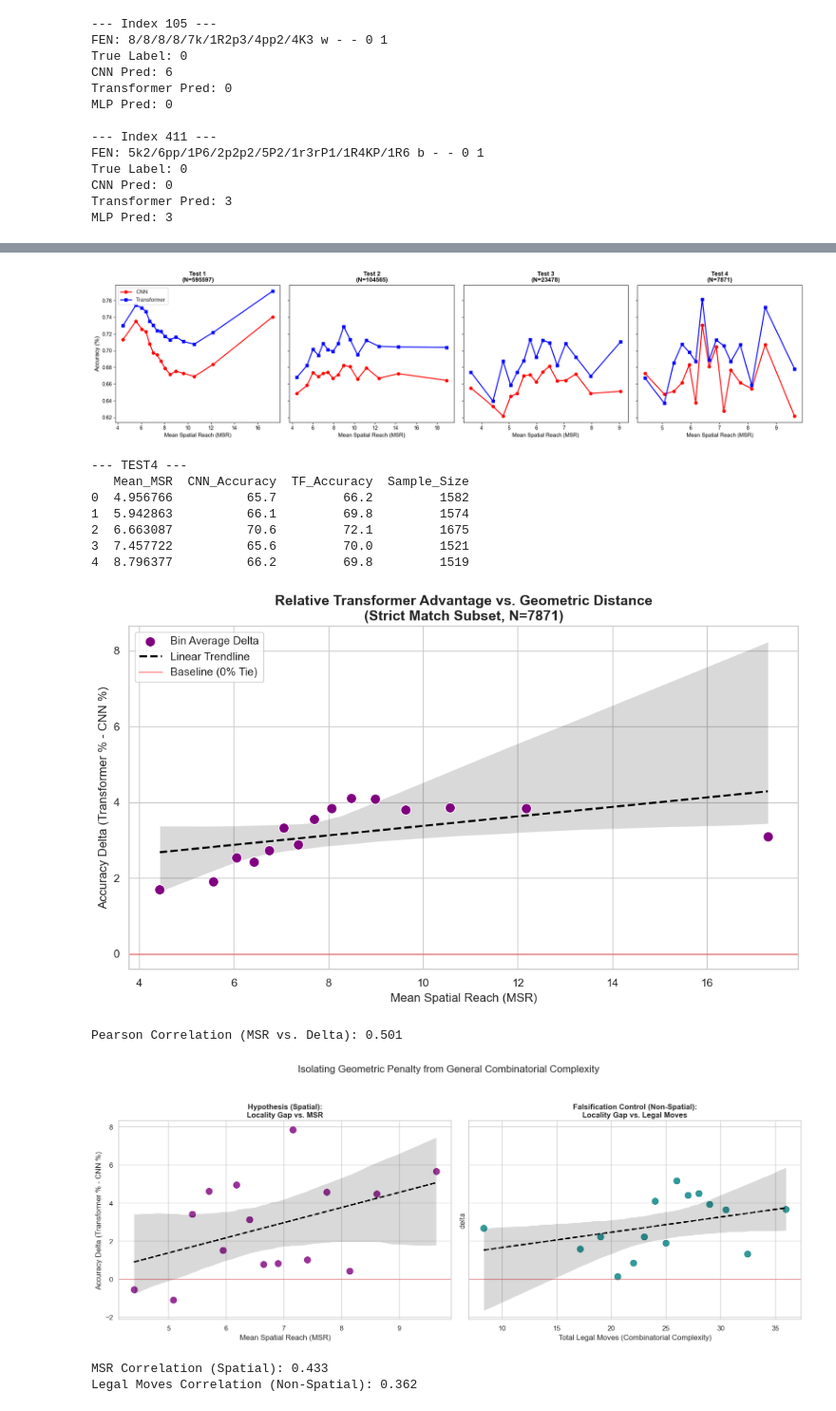
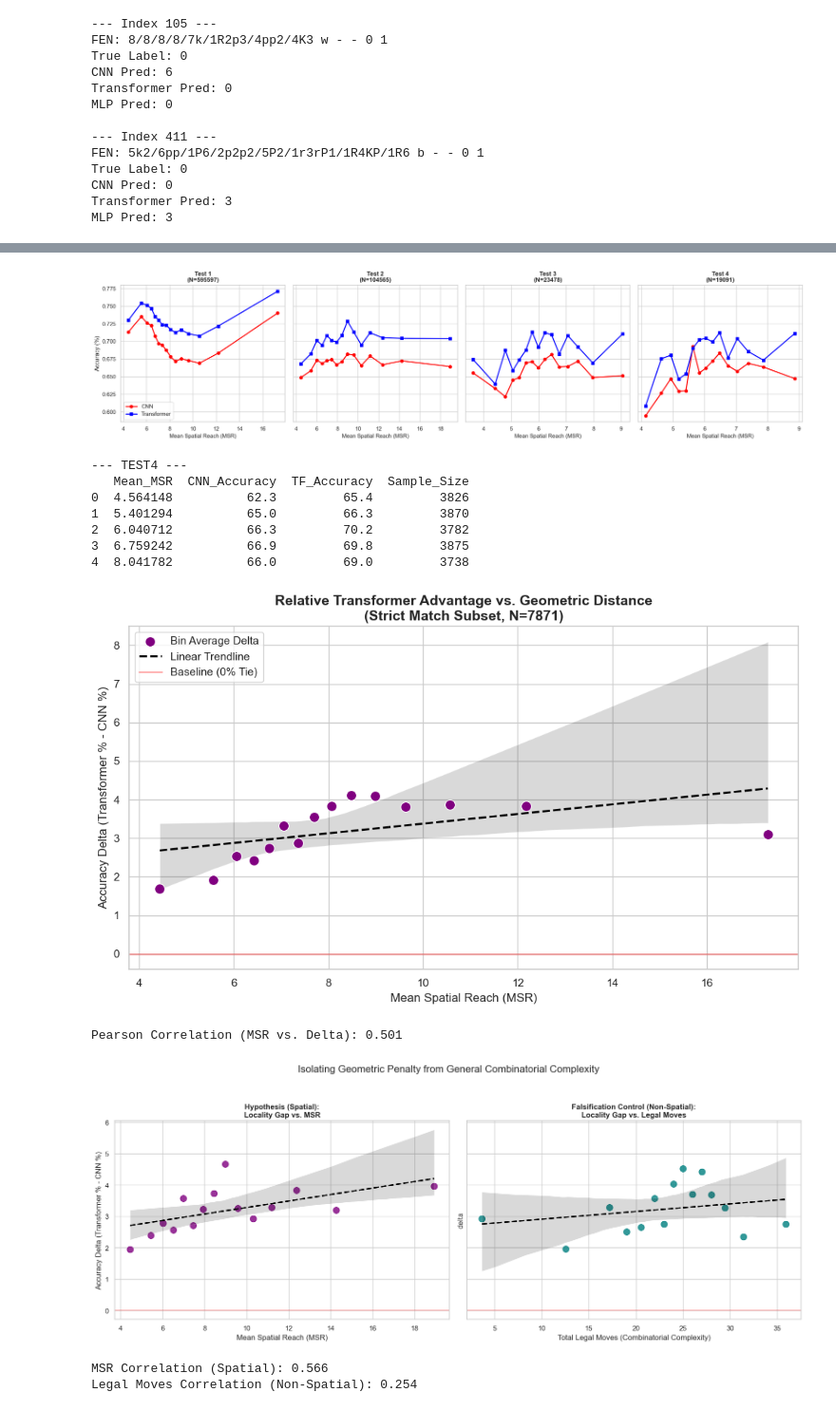
Before and after one commit to wang-yuancheng/chess, a Jupyter notebook: 06_unified_model_testing.ipynb, the cells around one changed output, grey strips where cells are left out. Shown at 95% size. Cells and saved outputs as stored; diff of their text form; code cells hidden in the pictures.

```diff
--- a/06_unified_model_testing.ipynb
+++ b/06_unified_model_testing.ipynb
@@ -1016,7 +1016,7 @@ def extract_spatial_features(fen) -> dict[str, float | int | str]:
         'msr': round(msr, 4)
     }
 # %%
-output_filename = "chess_spatial_benchmark_master.csv"
+output_filename = "chess_spatial_benchmark_master_knightslide.csv"
 
 if Path(output_filename).exists():
     print(f"'{output_filename}' already exists! Skipping inference...")
@@ -1055,11 +1055,17 @@ df_master['tf_correct'] = (df_master['TRANSFORMER_4H_pred'] == df_master['true_l
 # Create increasingly strict datasets
 df_test1 = df_master.copy()
 
-# Lock material roughly around midgame state
+# Normal Middlegame
 df_test2 = df_test1[(df_test1['material_count'] >= 20) & (df_test1['material_count'] <= 30)]
+df_test3 = df_test2[(df_test2['piece_count'] >= 16) & (df_test2['piece_count'] <= 22)]
 
-# Lock Piece Count to standard midgame density
-df_test3 = df_test2[(df_test2['piece_count'] >= 16) & (df_test2['piece_count'] <= 22)]
+# # Relaxed Middlegame
+# df_test2 = df_test1[(df_test1['material_count'] >= 15) & (df_test1['material_count'] <= 35)]
+# df_test3 = df_test2[(df_test2['piece_count'] >= 14) & (df_test2['piece_count'] <= 24)]
+
+# # Strict Middlegame
+# df_test2 = df_test1[(df_test1['material_count'] >= 22) & (df_test1['material_count'] <= 28)]
+# df_test3 = df_test2[(df_test2['piece_count'] >= 18) & (df_test2['piece_count'] <= 20)]
 
 # Lock Sliding Ratio
 df_test4 = df_test3[(df_test3['sliding_ratio'] >= 0.20) & (df_test3['sliding_ratio'] <= 0.35)]
@@ -1107,20 +1113,15 @@ summary = final_table.groupby('msr_bin', observed=False).agg(
 
 print(summary)
 # %% [output]
-[figure, old version]
+[figure, new version]
 --- TEST4 ---
    Mean_MSR  CNN_Accuracy  TF_Accuracy  Sample_Size
-0  4.956766          65.7         66.2         1582
-1  5.942863          66.1         69.8         1574
-2  6.663087          70.6         72.1         1675
-3  7.457722          65.6         70.0         1521
-4  8.796377          66.2         69.8         1519
+0  4.564148          62.3         65.4         3826
+1  5.401294          65.0         66.3         3870
+2  6.040712          66.3         70.2         3782
+3  6.759242          66.9         69.8         3875
+4  8.041782          66.0         69.0         3738
 # %%
-import pandas as pd
-import numpy as np
-import matplotlib.pyplot as plt
-import seaborn as sns
-
 df_plot = df_test1.copy()
 df_plot['msr_bin'] = pd.qcut(df_plot['msr'], q=15, duplicates='drop')
 
@@ -1153,16 +1154,10 @@ plt.show()
 correlation = results['mean_msr'].corr(results['delta'])
 print(f"Pearson Correlation (MSR vs. Delta): {correlation:.3f}")
 # %% [output]
-[figure, old version]
+[figure, new version]
 Pearson Correlation (MSR vs. Delta): 0.501
 # %%
-import chess
-import pandas as pd
-import numpy as np
-import matplotlib.pyplot as plt
-import seaborn as sns
-
-df_test4 = df_test4.copy()
+df_test4 = df_test2.copy()
 df_test4['legal_moves'] = df_test4['fen'].apply(lambda fen: chess.Board(fen).legal_moves.count())
 
 # Binning
@@ -1184,33 +1179,33 @@ results_moves = df_test4.groupby('moves_bin', observed=False).agg(
     tf_acc=('tf_correct', 'mean')
 ).reset_index(drop=True)
 results_moves['delta'] = (results_moves['tf_acc'] - results_moves['cnn_acc']) * 100
 
 fig, axes = plt.subplots(1, 2, figsize=(16, 6), sharey=True)
 sns.set_theme(style="whitegrid")
 
 sns.regplot(ax=axes[0], x='x_val', y='delta', data=results_msr, color='purple',
             scatter_kws={'s':100}, line_kws={'linestyle':'--', 'color':'black'})
 axes[0].axhline(0, color='red', linestyle='-', alpha=0.3)
 axes[0].set_title("Hypothesis (Spatial):\nLocality Gap vs. MSR", fontweight='bold')
 axes[0].set_xlabel("Mean Spatial Reach (MSR)")
 axes[0].set_ylabel("Accuracy Delta (Transformer % - CNN %)")
 
 sns.regplot(ax=axes[1], x='x_val', y='delta', data=results_moves, color='teal',
             scatter_kws={'s':100}, line_kws={'linestyle':'--', 'color':'black'})
 axes[1].axhline(0, color='red', linestyle='-', alpha=0.3)
 axes[1].set_title("Falsification Control (Non-Spatial):\nLocality Gap vs. Legal Moves", fontweight='bold')
 axes[1].set_xlabel("Total Legal Moves (Combinatorial Complexity)")
 
 plt.suptitle("Isolating Geometric Penalty from General Combinatorial Complexity", fontsize=16, y=1.05)
 plt.tight_layout()
 plt.show()
 
 corr_msr = results_msr['x_val'].corr(results_msr['delta'])
 corr_moves = results_moves['x_val'].corr(results_moves['delta'])
 
 print(f"MSR Correlation (Spatial): {corr_msr:.3f}")
 print(f"Legal Moves Correlation (Non-Spatial): {corr_moves:.3f}")
 # %% [output]
-[figure, old version]
+[figure, new version]
-MSR Correlation (Spatial): 0.433
-Legal Moves Correlation (Non-Spatial): 0.362
+MSR Correlation (Spatial): 0.566
+Legal Moves Correlation (Non-Spatial): 0.254
```
Also changed, not shown: parts of 5 cells of this notebook.
